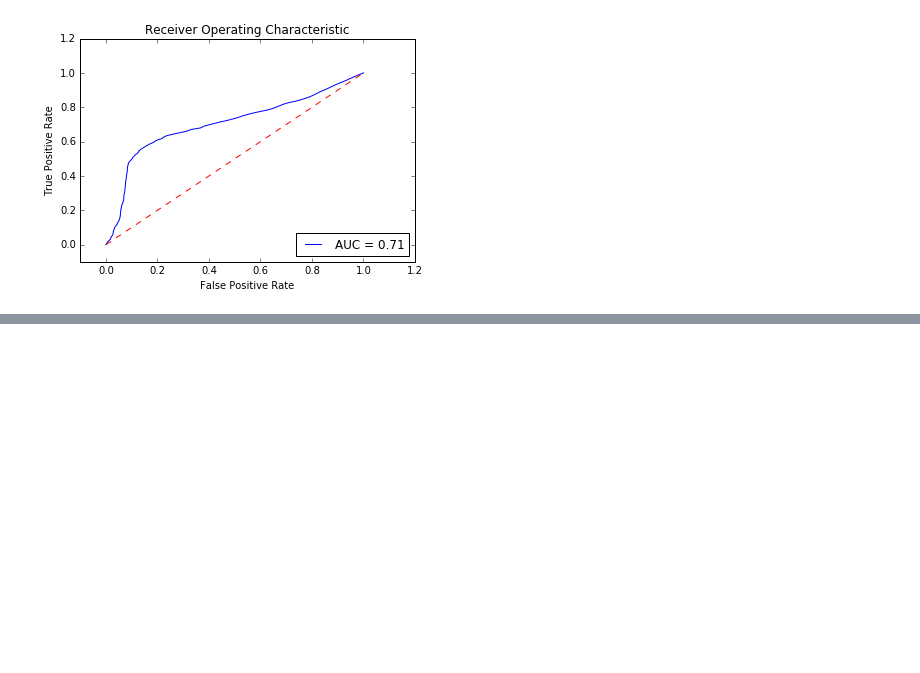
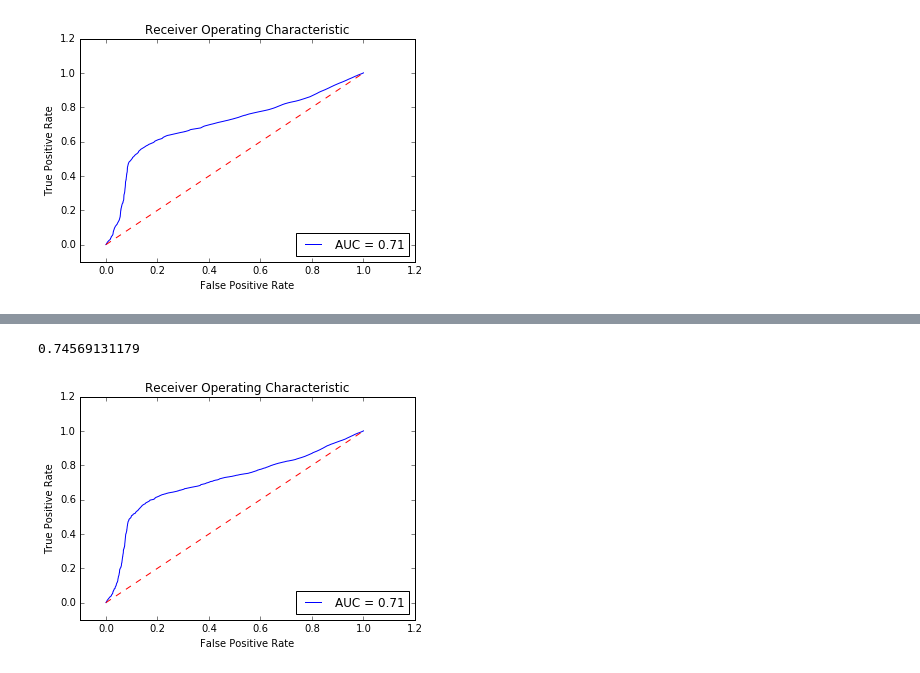
Before and after one commit to crime-analysis/crime_predictions, a Jupyter notebook: Crime Prediction.ipynb, the cells around one changed output, grey strips where cells are left out. Cells and saved outputs as stored; diff of their text form; code cells hidden in the pictures; blank space fills up the shorter version.

```diff
--- a/Crime Prediction.ipynb
+++ b/Crime Prediction.ipynb
@@ -109,3 +123,15 @@ def cm_loss(estimator, X, y):
     no_acc = cm[0, 0] / totals[0]
     yes_acc = cm[1, 1] / totals[1]
     return (no_acc + yes_acc)/2
+# %%
+# Don't run unless absolutely necessary
+
+# GridSearchCV for best LR params
+# Instead, consider copying the last line of the output and using it as the model
+# WARN: takes 20 minutes–2 hours :)
+from sklearn.grid_search import GridSearchCV
+logr = LogisticRegression(n_jobs=-1, class_weight='balanced')
+parameters = {'C':[.001, .01, 1, 5, 10], 'penalty': ['l2', 'l1']}
+clf = GridSearchCV(logr, parameters, scoring=cm_loss, cv=5, verbose=100)
+clf.fit(X_train, y_train)
+print clf.best_estimator_
@@ -111,0 +156,13 @@ def cm_loss(estimator, X, y):
+# %%
+# TODO: Actually run GridSearchCV again with class_weight='balanced'.
+best_logr = LogisticRegression(C=10, class_weight='balanced', dual=False, fit_intercept=True,
+          intercept_scaling=1, max_iter=100, multi_class='ovr', n_jobs=-1,
+          penalty='l1', random_state=None, solver='liblinear', tol=0.0001,
+          verbose=0, warm_start=False)
+best_logr.fit(X_train, y_train)
+prediction = best_logr.predict(X_test)
+print best_logr.score(X_test, y_test)
+plot_roc(best_logr)
+# %% [output]
+0.74569131179
+[figure, added]
```
Also changed, not shown: parts of 17 cells of this notebook.
